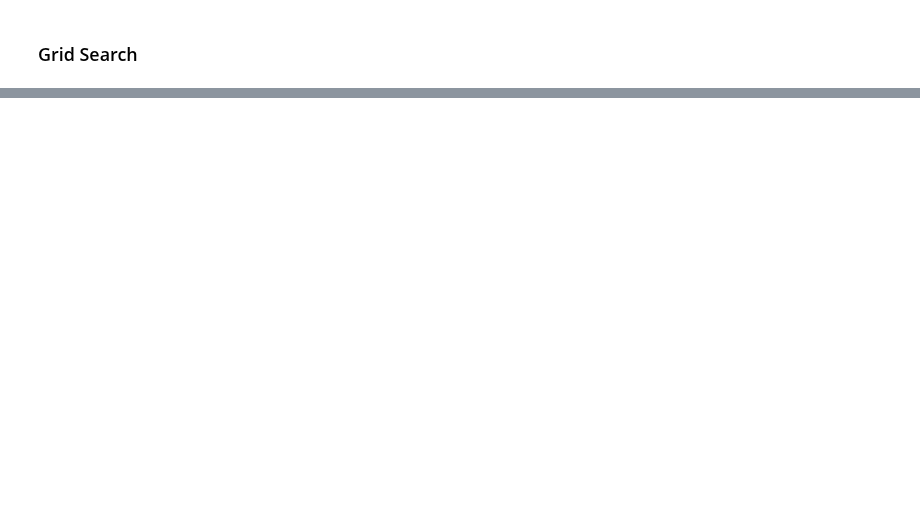
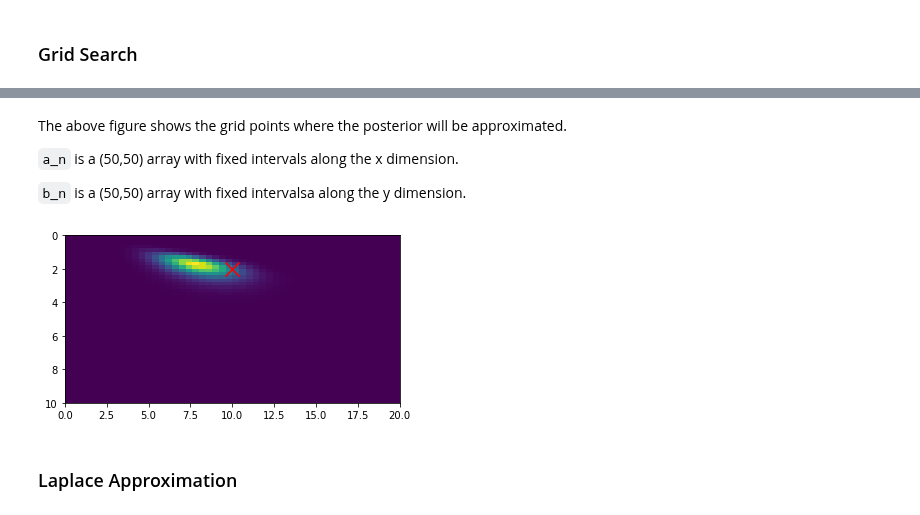
Before and after one commit to PavanChaggar/Bayesian_inference, a Jupyter notebook: python_tutorials/Nonlinear_models.ipynb, the cells around one changed output, grey strips where cells are left out. Saved outputs shown, nothing was run; the diff lists cells and outputs as text; code cells hidden in the pictures; blank space fills up the shorter version.

```diff
--- a/python_tutorials/Nonlinear_models.ipynb
+++ b/python_tutorials/Nonlinear_models.ipynb
@@ -63,0 +72,32 @@ plt.show()
+# %% [markdown]
+The above figure shows the grid points where the posterior will be approximated.
+
+`a_n` is a (50,50) array with fixed intervals along the x dimension.
+
+`b_n` is a (50,50) array with fixed intervalsa along the y dimension.
+# %%
+# define a lambda function to evaluate our function with parameters a and b without noise
+f = lambda a, b: a * np.exp(-b*t)
+
+# define another lamnda function to evalute the normal probability density function  at given values of a and b
+pdf = lambda a, b: np.exp(-(1/sigma**2) * np.sum((y - f(a,b).T)**2))
+
+# set up a 2 dimensional array to fill values of a and b
+posterior_grid = np.ones([50,50])
+
+# loop through values of a and b to populate the grid above, starting with a and working up the y (b) axis.
+for i, aa in enumerate(a):
+    for j, bb in enumerate(b):
+        posterior_grid[i][j] = pdf(aa,bb)
+
+# normalise to the sum of the values (probability distributions should add to 1)
+norm_post = posterior_grid/np.sum(posterior_grid)
+
+# plot the norm_posterior with as a heatmap with the true values plotted as a large red cross
+plt.imshow(norm_post.T, extent = [0,20,10,0])
+plt.scatter(true_a,true_b, color='r', marker='x', s=200)
+plt.show()
+# %% [output]
+[figure, added]
+# %% [markdown]
+### Laplace Approximation
```
Also changed, not shown: parts of 6 cells of this notebook.
